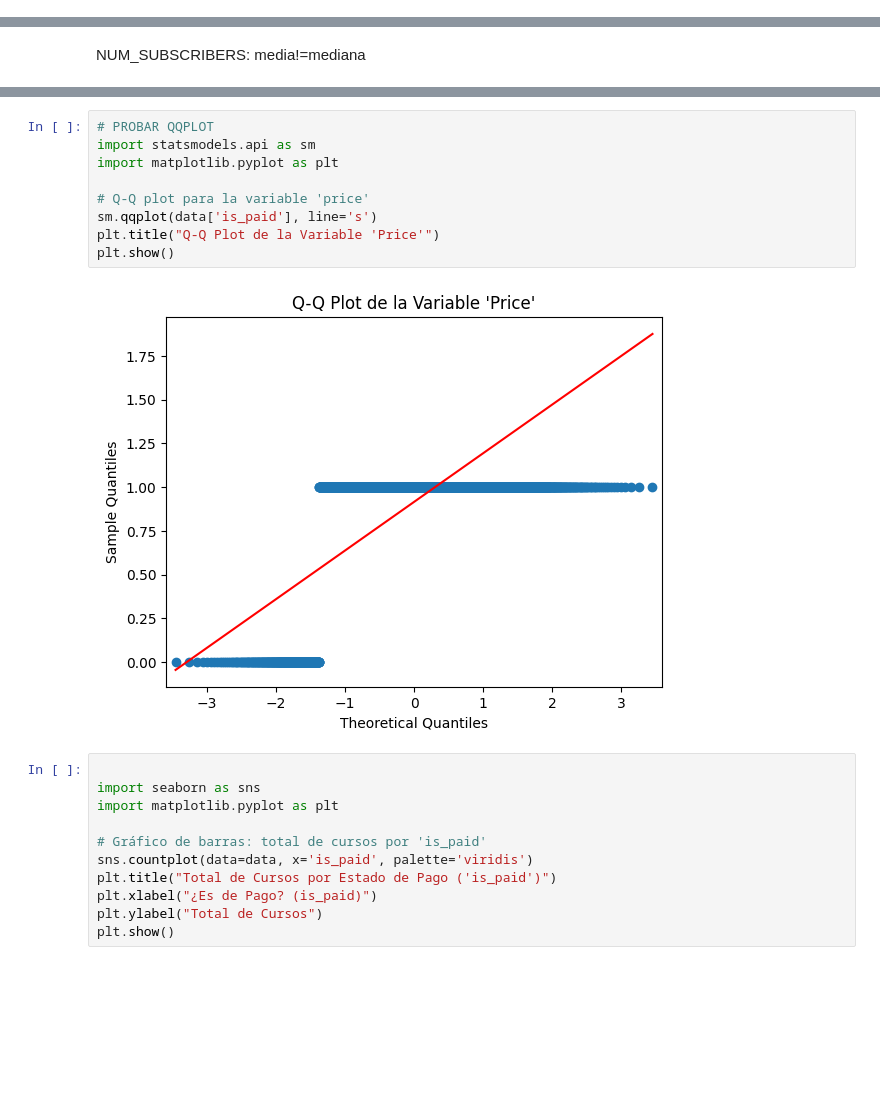
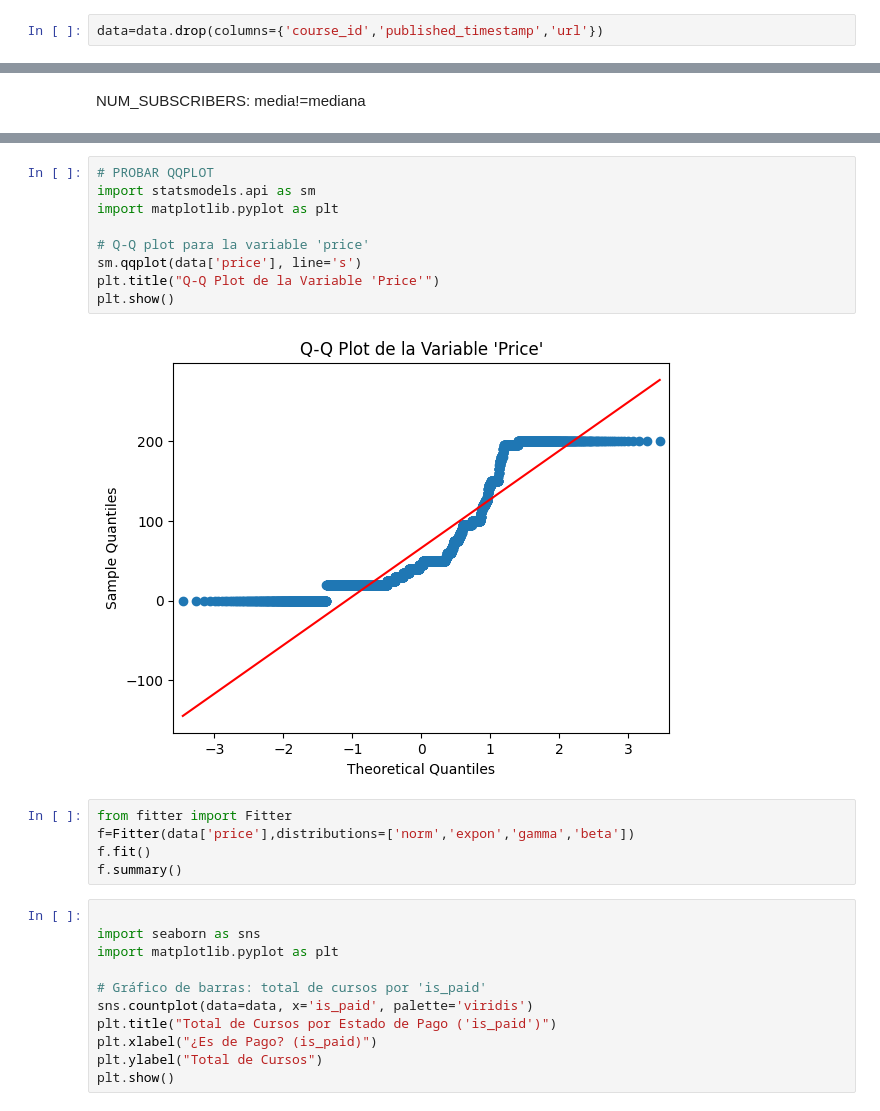
Before and after one commit to Gonzalo22112001/InformeEstadistica, a Jupyter notebook: informe.ipynb, the cells around one changed output, grey strips where cells are left out. Cells and saved outputs as stored; diff of their text form; blank space fills up the shorter version.

```diff
--- a/informe.ipynb
+++ b/informe.ipynb
@@ -21,0 +69,2 @@ data
+# %%
+data=data.drop(columns={'course_id','published_timestamp','url'})
@@ -197,14 +246,19 @@ TypeError: no numeric data to plot
 # %%
 # PROBAR QQPLOT
 import statsmodels.api as sm
 import matplotlib.pyplot as plt
 
 # Q-Q plot para la variable 'price'
-sm.qqplot(data['is_paid'], line='s')
+sm.qqplot(data['price'], line='s')
 plt.title("Q-Q Plot de la Variable 'Price'")
 plt.show()
 # %% [output]
-[figure, old version]
+[figure, new version]
+# %%
+from fitter import Fitter
+f=Fitter(data['price'],distributions=['norm','expon','gamma','beta'])
+f.fit()
+f.summary()
 # %%
 
 import seaborn as sns
```
Also changed, not shown: parts of 24 cells of this notebook.
